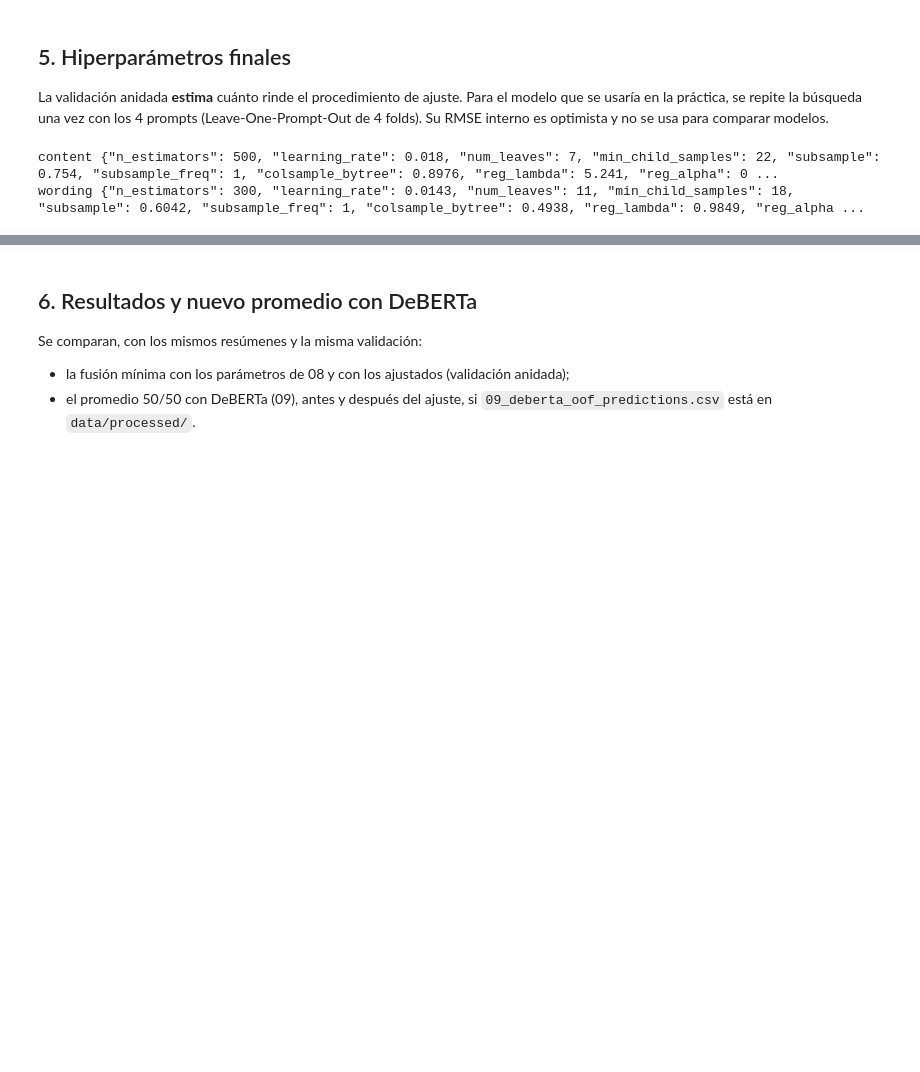
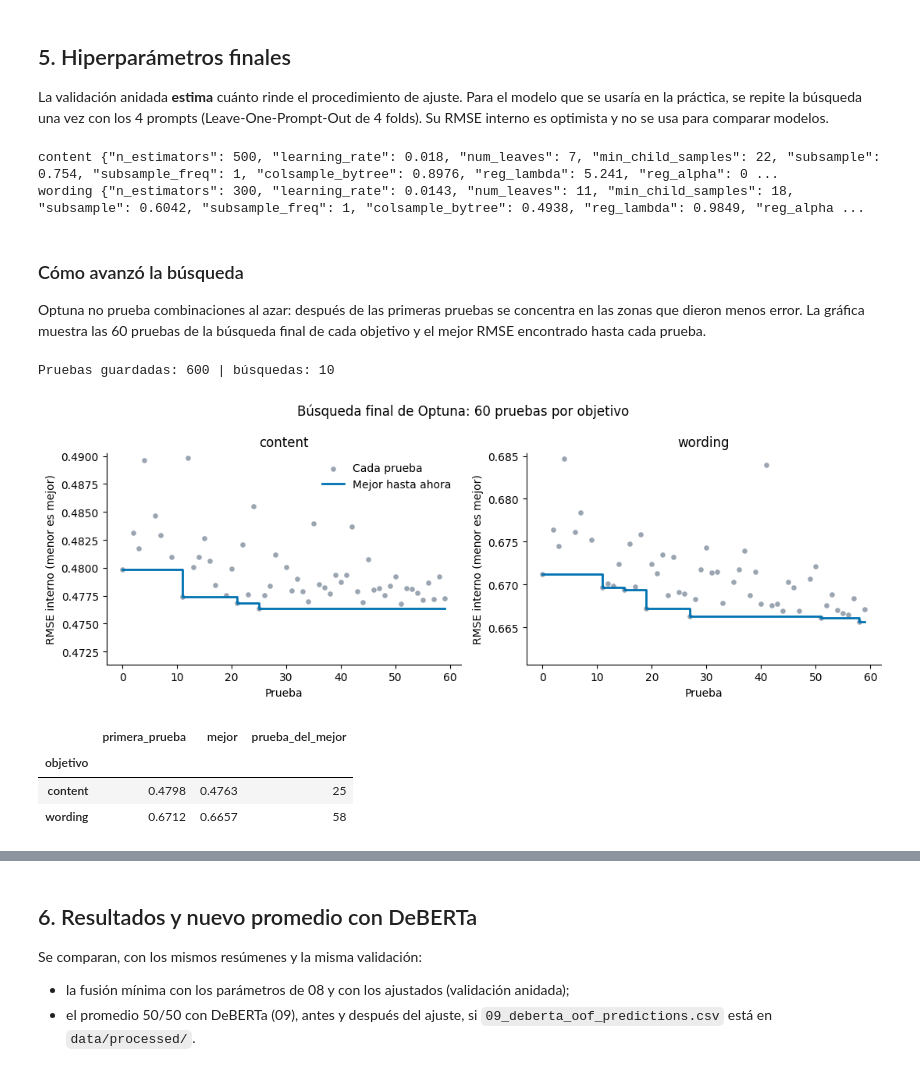
Before and after one commit to Vann06/proyecto2_DS, a Jupyter notebook: notebooks/11_fusion_lightgbm_tuning.ipynb, the cells around one changed output, grey strips where cells are left out. Drawn from its saved outputs; the diff is of its cells as text; code cells hidden in the pictures; blank space fills up the shorter version.

```diff
--- a/notebooks/11_fusion_lightgbm_tuning.ipynb
+++ b/notebooks/11_fusion_lightgbm_tuning.ipynb
@@ -182,7 +182,10 @@ def suggest_params(trial: optuna.Trial) -> dict:
     )
 
 
-def tune(X_: np.ndarray, y_target: np.ndarray, groups_: np.ndarray) -> tuple[dict, float]:
+trial_frames: list[pd.DataFrame] = []   # historial de cada búsqueda: una fila por prueba
+
+
+def tune(X_: np.ndarray, y_target: np.ndarray, groups_: np.ndarray, search: str, target: str) -> tuple[dict, float]:
     # Busca los hiperparámetros con menor RMSE out-of-fold, usando Leave-One-Prompt-Out dentro de los datos dados.
     def objective(trial: optuna.Trial) -> float:
         params = suggest_params(trial)
@@ -193,6 +196,8 @@ def tune(X_: np.ndarray, y_target: np.ndarray, groups_: np.ndarray) -> tuple[dic
     study.enqueue_trial({key: value for key, value in PARAMS_08.items() if key != "subsample_freq"}
                         | {"reg_lambda": 1e-3, "reg_alpha": 1e-3})
     study.optimize(objective, n_trials=N_TRIALS)
+    trials = study.trials_dataframe(attrs=("number", "value", "params", "duration"))
+    trial_frames.append(trials.assign(busqueda=search, objetivo=target))
     best = suggest_params(optuna.trial.FixedTrial(study.best_params))
     return best, study.best_value
 # %% [markdown]
@@ -219,7 +227,8 @@ start = time.perf_counter()
 for train_idx, valid_idx in logo.split(X, y, groups):
     prompt_id = groups[valid_idx][0]
     for j, target in enumerate(TARGETS):
-        best, inner_rmse = tune(X[train_idx], y[train_idx, j], groups[train_idx])
+        best, inner_rmse = tune(X[train_idx], y[train_idx, j], groups[train_idx],
+                                search=f"Sin {PROMPT_TITLES[prompt_id]}", target=target)
         oof_tuned[valid_idx, j] = fit_predict(best, X[train_idx], y[train_idx, j], X[valid_idx])
         param_rows.append({"prompt_fuera": PROMPT_TITLES[prompt_id], "objetivo": target,
                            "rmse_interno": inner_rmse,
@@ -262,7 +271,7 @@ optimista y no se usa para comparar modelos.
 # %%
 final_params: dict[str, dict] = {}
 for j, target in enumerate(TARGETS):
-    final_params[target], final_rmse = tune(X, y[:, j], groups)
+    final_params[target], final_rmse = tune(X, y[:, j], groups, search="Final (4 prompts)", target=target)
     param_rows.append({"prompt_fuera": "(ninguno: final con los 4 prompts)", "objetivo": target,
                        "rmse_interno": final_rmse, "rmse_prompt_fuera": np.nan, **final_params[target]})
     print(target, json.dumps({key: round(value, 4) if isinstance(value, float) else value
@@ -273,3 +282,46 @@ params_df.to_csv(TABLES_DIR / "11_lgbm_tuning_params.csv", index=False)
 # %% [output]
 content {"n_estimators": 500, "learning_rate": 0.018, "num_leaves": 7, "min_child_samples": 22, "subsample": 0.754, "subsample_freq": 1, "colsample_bytree": 0.8976, "reg_lambda": 5.241, "reg_alpha": 0 ...
 wording {"n_estimators": 300, "learning_rate": 0.0143, "num_leaves": 11, "min_child_samples": 18, "subsample": 0.6042, "subsample_freq": 1, "colsample_bytree": 0.4938, "reg_lambda": 0.9849, "reg_alpha ...
+# %% [markdown]
+### Cómo avanzó la búsqueda
+
+Optuna no prueba combinaciones al azar: después de las primeras pruebas se concentra en las zonas que dieron menos
+error. La gráfica muestra las 60 pruebas de la búsqueda final de cada objetivo y el mejor RMSE encontrado hasta cada
+prueba.
+# %%
+trials_df = pd.concat(trial_frames, ignore_index=True)
+trials_df["duration"] = trials_df["duration"].dt.total_seconds()
+trials_df = trials_df.rename(columns={"number": "prueba", "value": "rmse_interno", "duration": "segundos"})
+trials_df.columns = [column.removeprefix("params_") for column in trials_df.columns]
+trials_df["mejor_hasta_ahora"] = trials_df.groupby(["busqueda", "objetivo"])["rmse_interno"].cummin()
+trials_df.to_csv(TABLES_DIR / "11_optuna_trials.csv", index=False)
+print("Pruebas guardadas:", len(trials_df), "| búsquedas:", trials_df.groupby(["busqueda", "objetivo"]).ngroups)
+
+final_search = trials_df[trials_df["busqueda"] == "Final (4 prompts)"]
+fig, axes = plt.subplots(1, 2, figsize=[11, 4], sharex=True)
+for ax, target in zip(axes, TARGETS):
+    rows = final_search[final_search["objetivo"] == target]
+    ax.scatter(rows["prueba"], rows["rmse_interno"], s=14, color="#9aa5b1", label="Cada prueba")
+    ax.step(rows["prueba"], rows["mejor_hasta_ahora"], where="post", color="#0072B2", linewidth=2,
+            label="Mejor hasta ahora")
+    ax.set(title=target, xlabel="Prueba", ylabel="RMSE interno (menor es mejor)",
+           ylim=(rows["rmse_interno"].min() - 0.005, rows["rmse_interno"].quantile(0.9)))
+    ax.spines[["top", "right"]].set_visible(False)
+axes[0].legend(frameon=False)
+fig.suptitle("Búsqueda final de Optuna: 60 pruebas por objetivo")
+fig.tight_layout()
+fig.savefig(FIGURES_DIR / "11_optuna_history.png", dpi=150, bbox_inches="tight")
+plt.show()
+
+improvement = final_search.groupby("objetivo").agg(primera_prueba=("rmse_interno", "first"),
+                                                   mejor=("rmse_interno", "min"),
+                                                   prueba_del_mejor=("rmse_interno", "idxmin"))
+improvement["prueba_del_mejor"] = final_search.loc[improvement["prueba_del_mejor"], "prueba"].to_numpy()
+display(improvement.round(4))
+# %% [output]
+Pruebas guardadas: 600 | búsquedas: 10
+[figure, added]
+|  | primera_prueba | mejor | prueba_del_mejor |
+| objetivo |  |  |  |
+| content | 0.4798 | 0.4763 | 25 |
+| wording | 0.6712 | 0.6657 | 58 |
```
Also changed, not shown: parts of 3 cells of this notebook, 16 other files.
